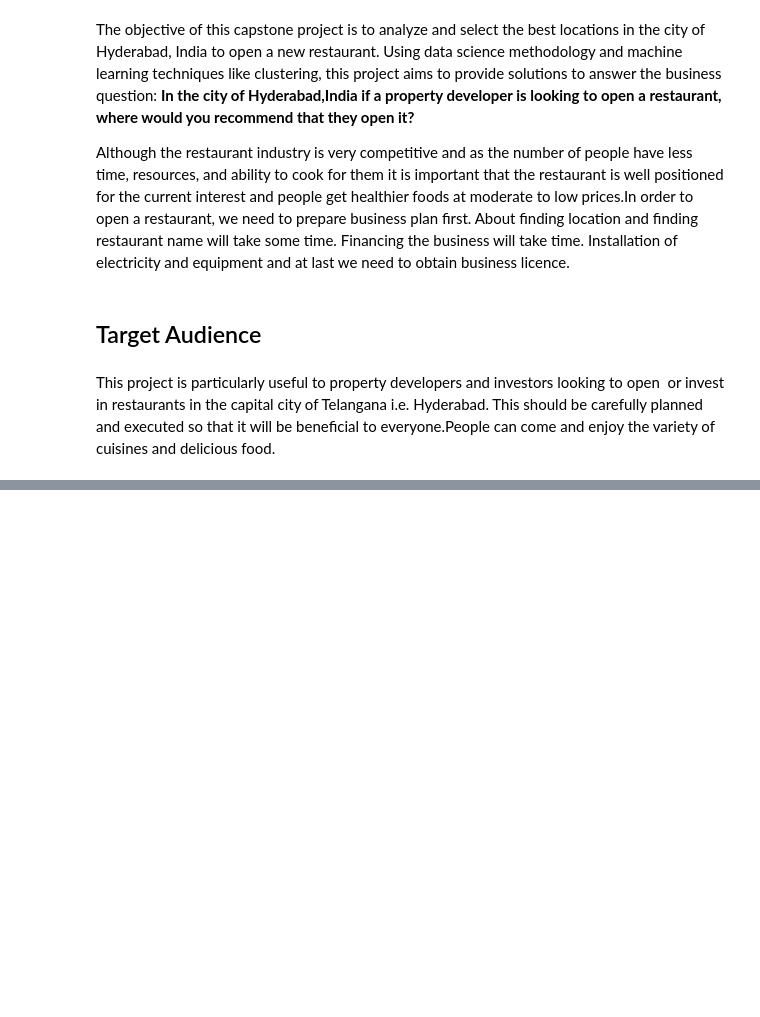
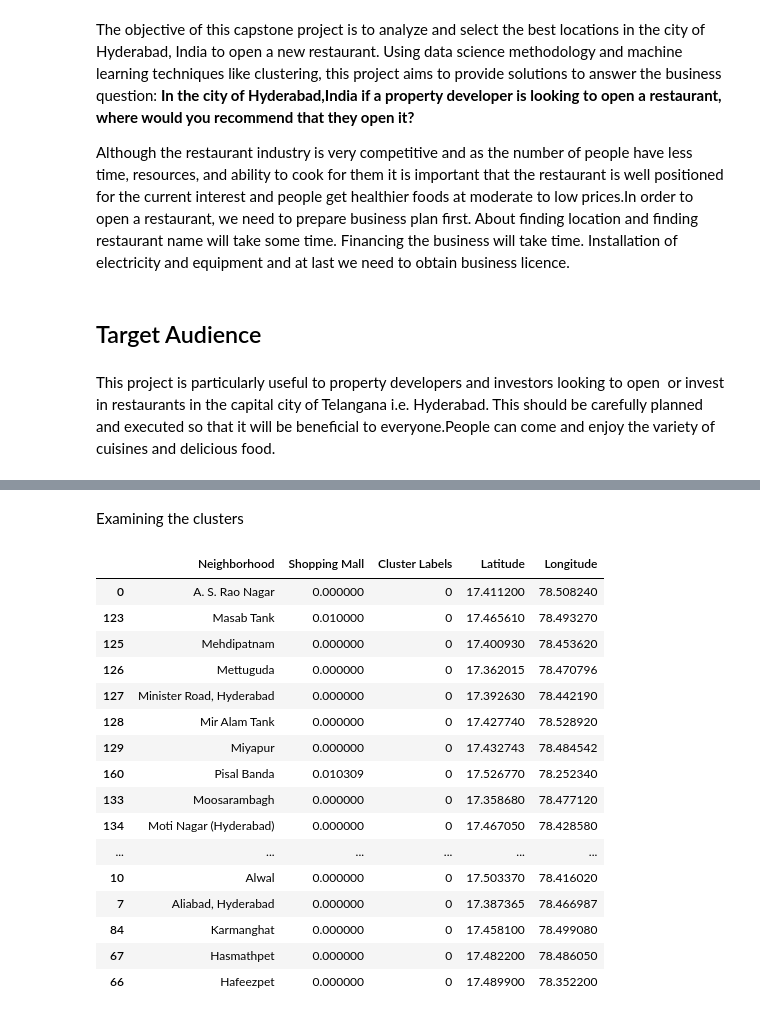
Before and after one commit to Rithik37/Data-Science-Capstone-Project, a Jupyter notebook: Capstone4.ipynb, the cells around one changed output, grey strips where cells are left out. Saved outputs shown, nothing was run; the diff lists cells and outputs as text; code cells hidden in the pictures; blank space fills up the shorter version.

```diff
--- a/Capstone4.ipynb
+++ b/Capstone4.ipynb
@@ -20,0 +491,22 @@ This project is particularly useful to property developers and investors looking
+# %% [markdown]
+Examining the clusters
+# %%
+kl_merged.loc[kl_merged['Cluster Labels'] == 0]
+# %% [output]
+|  | Neighborhood | Shopping Mall | Cluster Labels | Latitude | Longitude |
+| 0 | A. S. Rao Nagar | 0.000000 | 0 | 17.411200 | 78.508240 |
+| 123 | Masab Tank | 0.010000 | 0 | 17.465610 | 78.493270 |
+| 125 | Mehdipatnam | 0.000000 | 0 | 17.400930 | 78.453620 |
+| 126 | Mettuguda | 0.000000 | 0 | 17.362015 | 78.470796 |
+| 127 | Minister Road, Hyderabad | 0.000000 | 0 | 17.392630 | 78.442190 |
+| 128 | Mir Alam Tank | 0.000000 | 0 | 17.427740 | 78.528920 |
+| 129 | Miyapur | 0.000000 | 0 | 17.432743 | 78.484542 |
+| 160 | Pisal Banda | 0.010309 | 0 | 17.526770 | 78.252340 |
+| 133 | Moosarambagh | 0.000000 | 0 | 17.358680 | 78.477120 |
+| 134 | Moti Nagar (Hyderabad) | 0.000000 | 0 | 17.467050 | 78.428580 |
+| ... | ... | ... | ... | ... | ... |
+| 10 | Alwal | 0.000000 | 0 | 17.503370 | 78.416020 |
+| 7 | Aliabad, Hyderabad | 0.000000 | 0 | 17.387365 | 78.466987 |
+| 84 | Karmanghat | 0.000000 | 0 | 17.458100 | 78.499080 |
+| 67 | Hasmathpet | 0.000000 | 0 | 17.482200 | 78.486050 |
+| 66 | Hafeezpet | 0.000000 | 0 | 17.489900 | 78.352200 |
```
Also changed, not shown: parts of 51 cells of this notebook.
